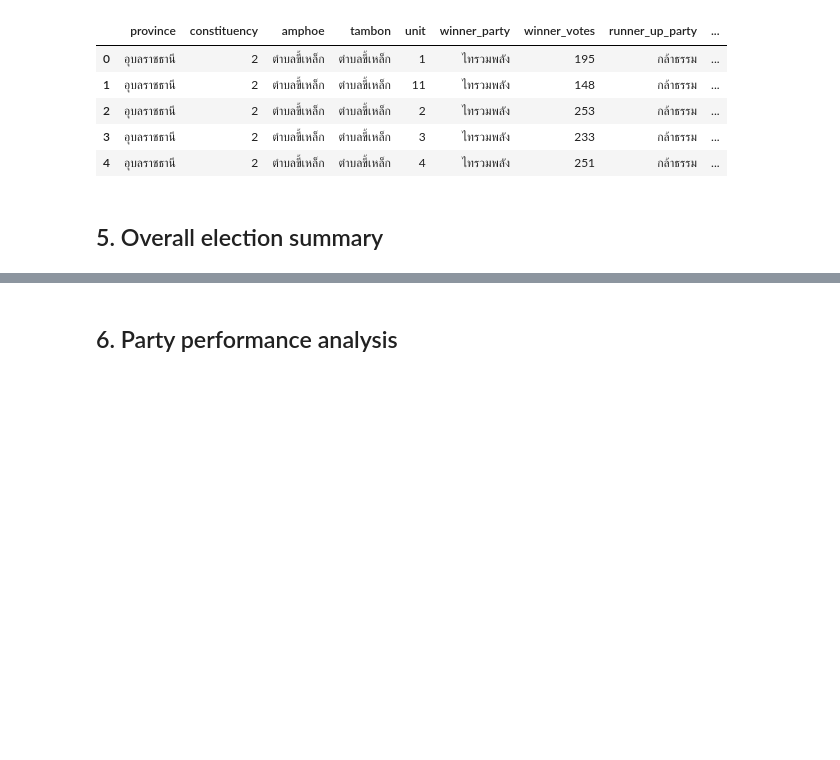
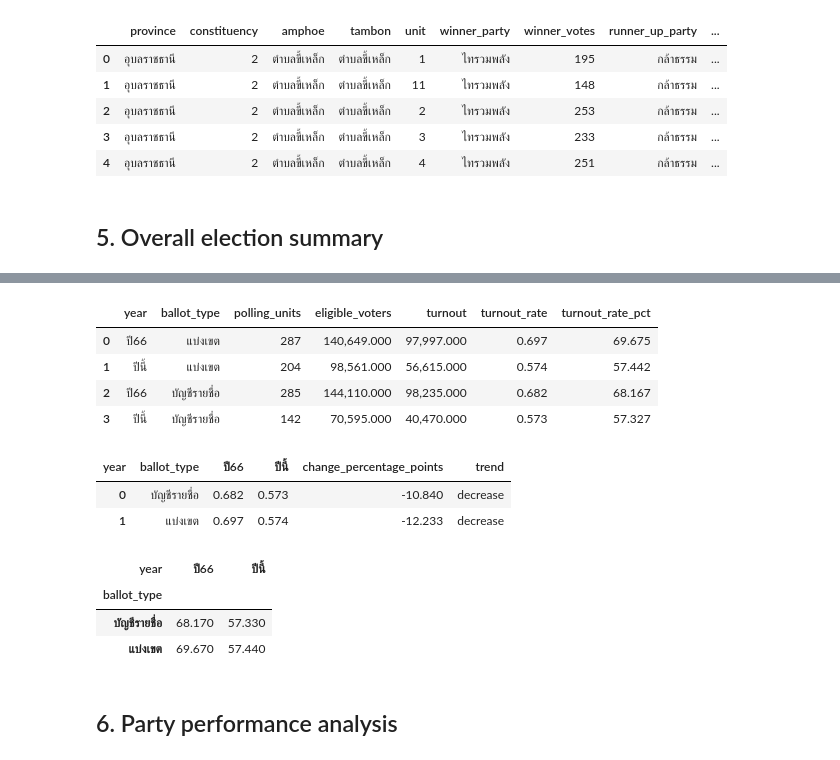
Before and after one commit to tangenn/real-sermsak-dsde-final-project, a Jupyter notebook: election_ds_analysis.ipynb, the cells around one changed output, grey strips where cells are left out. Drawn from its saved outputs; the diff is of its cells as text; code cells hidden in the pictures; blank space fills up the shorter version.

Commit message:
feat: add data to repo

```diff
--- a/election_ds_analysis.ipynb
+++ b/election_ds_analysis.ipynb
@@ -58,6 +58,7 @@ PARTY_LIST_PATH = DATA_DIR / 'party_list_wide.csv'
 PREVIOUS_DATA_DIR = Path('previous_data')
 PREVIOUS_CONSTITUENCY_PATH = PREVIOUS_DATA_DIR / 'ubon_2_constituency_2566.csv'
 PREVIOUS_PARTY_LIST_PATH = PREVIOUS_DATA_DIR / 'ubon_2_partylist_2566.csv'
+PREVIOUS_FULL_SCORES_PATH = PREVIOUS_DATA_DIR / 'election_scores_2566.csv'
 
 if not CONSTITUENCY_PATH.exists():
     CONSTITUENCY_PATH = Path('/mnt/data/constituency_wide.csv')
@@ -67,3 +68,5 @@ if not PREVIOUS_CONSTITUENCY_PATH.exists():
     PREVIOUS_CONSTITUENCY_PATH = Path('/mnt/data/ubon_2_constituency_2566.csv')
 if not PREVIOUS_PARTY_LIST_PATH.exists():
     PREVIOUS_PARTY_LIST_PATH = Path('/mnt/data/ubon_2_partylist_2566.csv')
+if not PREVIOUS_FULL_SCORES_PATH.exists():
+    PREVIOUS_FULL_SCORES_PATH = Path('/mnt/data/election_scores_2566.csv')
@@ -375,3 +384,76 @@ display(summary)
+# %%
+def turnout_summary_from_recent(station_df, ballot_type):
+    eligible = pd.to_numeric(station_df['eligible_voters'], errors='coerce').sum()
+    turnout = pd.to_numeric(station_df['turnout'], errors='coerce').sum()
+    return {
+        'year': 'ปีนี้',
+        'ballot_type': ballot_type,
+        'polling_units': int(len(station_df)),
+        'eligible_voters': eligible,
+        'turnout': turnout,
+        'turnout_rate': turnout / eligible if eligible else np.nan,
+    }
+
+def turnout_summary_from_previous(scores_df, prefix, ballot_type):
+    eligible_col = f'{prefix}ผู้มีสิทธิ์'
+    turnout_col = f'{prefix}ผู้มาใช้สิทธิ์'
+    work = scores_df.copy()
+    work[eligible_col] = pd.to_numeric(work[eligible_col], errors='coerce')
+    work[turnout_col] = pd.to_numeric(work[turnout_col], errors='coerce')
+    turnout_rate = work[turnout_col] / work[eligible_col].replace(0, np.nan)
+    work = work[~turnout_rate.gt(1).fillna(False)].copy()
+    eligible = work[eligible_col].sum()
+    turnout = work[turnout_col].sum()
+    return {
+        'year': 'ปี66',
+        'ballot_type': ballot_type,
+        'polling_units': int(len(work)),
+        'eligible_voters': eligible,
+        'turnout': turnout,
+        'turnout_rate': turnout / eligible if eligible else np.nan,
+    }
+
+previous_scores_2566 = pd.read_csv(PREVIOUS_FULL_SCORES_PATH)
+previous_ubon2_scores = previous_scores_2566[
+    previous_scores_2566['province'].astype(str).str.strip().eq('อุบลราชธานี')
+    & pd.to_numeric(previous_scores_2566['province_number'], errors='coerce').eq(2)
+].copy()
+
+turnout_year_summary = pd.DataFrame([
+    turnout_summary_from_previous(previous_ubon2_scores, 'เขต_', 'แบ่งเขต'),
+    turnout_summary_from_recent(const_station, 'แบ่งเขต'),
+    turnout_summary_from_previous(previous_ubon2_scores, 'บช_', 'บัญชีรายชื่อ'),
+    turnout_summary_from_recent(party_station, 'บัญชีรายชื่อ'),
+])
+turnout_change = turnout_year_summary.pivot(index='ballot_type', columns='year', values='turnout_rate').reset_index()
+turnout_change['change_percentage_points'] = (turnout_change['ปีนี้'] - turnout_change['ปี66']) * 100
+turnout_change['trend'] = np.where(turnout_change['change_percentage_points'] >= 0, 'increase', 'decrease')
+
+display(turnout_year_summary.assign(turnout_rate_pct=turnout_year_summary['turnout_rate'] * 100))
+display(turnout_change)
+
+turnout_rate_matrix = turnout_year_summary.assign(
+    turnout_rate_pct=turnout_year_summary['turnout_rate'] * 100
+).pivot(
+    index='ballot_type',
+    columns='year',
+    values='turnout_rate_pct'
+)[['ปี66', 'ปีนี้']].round(2)
+
+display(turnout_rate_matrix)
+# %% [output]
+|  | year | ballot_type | polling_units | eligible_voters | turnout | turnout_rate | turnout_rate_pct |
+| 0 | ปี66 | แบ่งเขต | 287 | 140,649.000 | 97,997.000 | 0.697 | 69.675 |
+| 1 | ปีนี้ | แบ่งเขต | 204 | 98,561.000 | 56,615.000 | 0.574 | 57.442 |
+| 2 | ปี66 | บัญชีรายชื่อ | 285 | 144,110.000 | 98,235.000 | 0.682 | 68.167 |
+| 3 | ปีนี้ | บัญชีรายชื่อ | 142 | 70,595.000 | 40,470.000 | 0.573 | 57.327 |
+| year | ballot_type | ปี66 | ปีนี้ | change_percentage_points | trend |
+| 0 | บัญชีรายชื่อ | 0.682 | 0.573 | -10.840 | decrease |
+| 1 | แบ่งเขต | 0.697 | 0.574 | -12.233 | decrease |
+| year | ปี66 | ปีนี้ |
+| ballot_type |  |  |
+| บัญชีรายชื่อ | 68.170 | 57.330 |
+| แบ่งเขต | 69.670 | 57.440 |
 # %% [markdown]
 ## 6. Party performance analysis
 # %%
```
Also changed, not shown: parts of 34 cells of this notebook, 7 other files.
